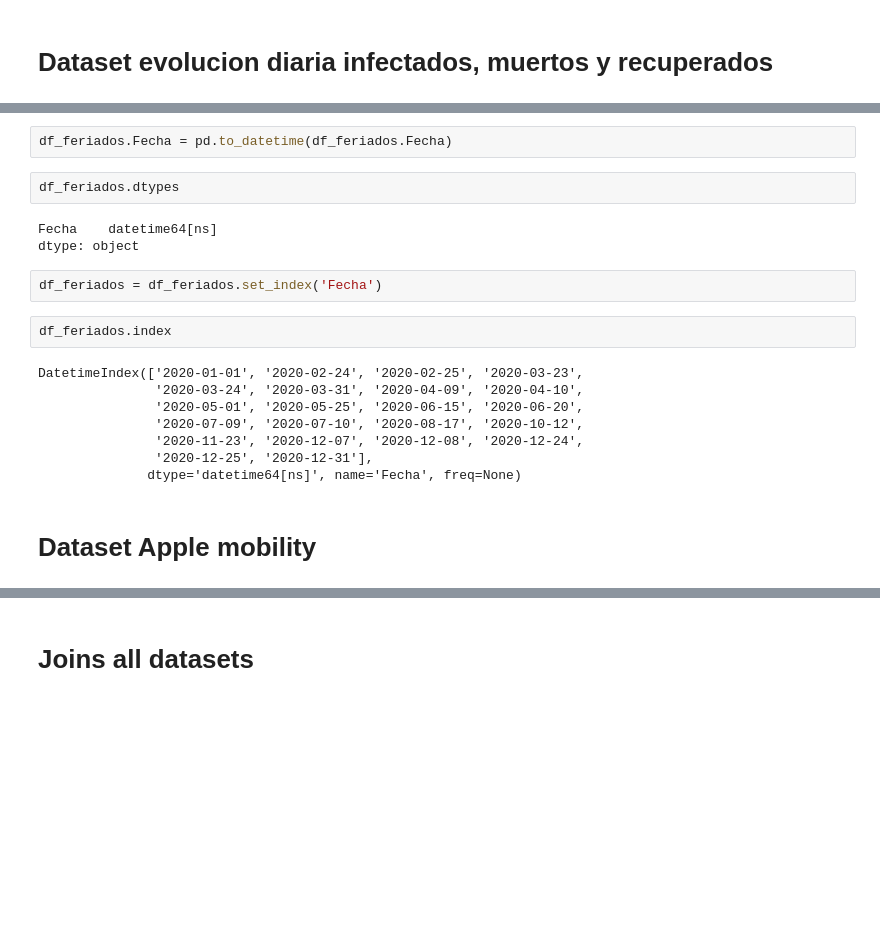
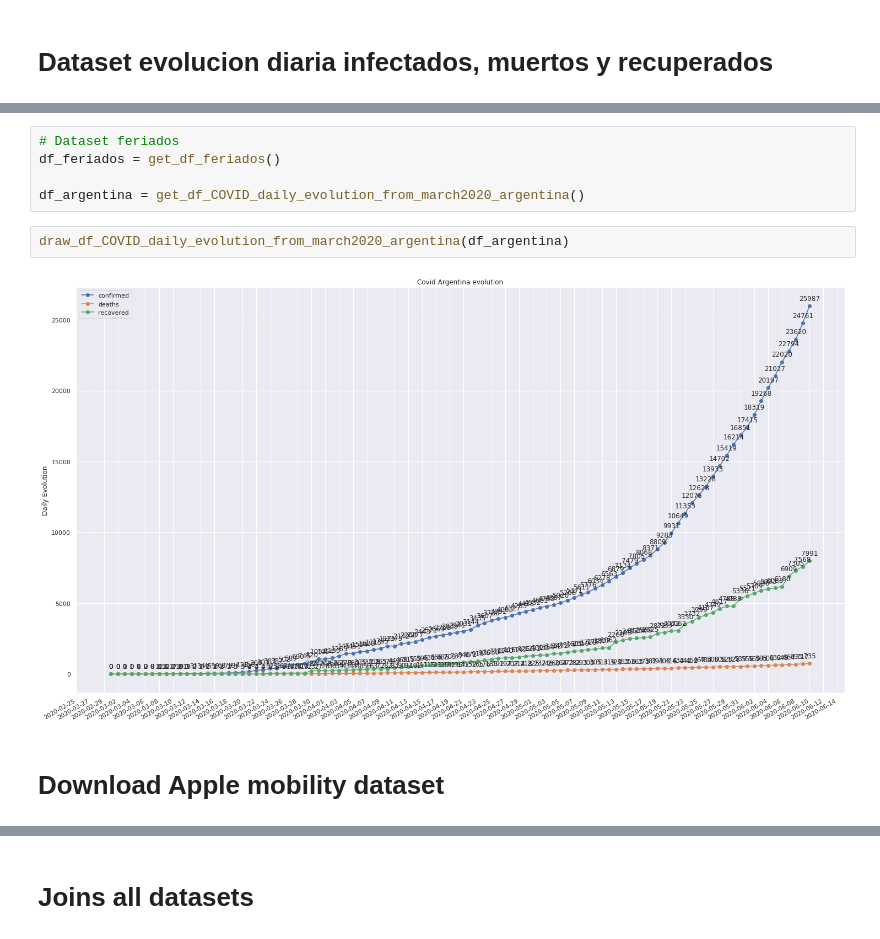
Before and after one commit to vackup/CovidArgentina, a Jupyter notebook: Covid.ipynb, the cells around one changed output, grey strips where cells are left out. Drawn from its saved outputs; the diff is of its cells as text; blank space fills up the shorter version.

```diff
--- a/Covid.ipynb
+++ b/Covid.ipynb
@@ -234,24 +271,14 @@ df_feriados.head()
-# %%
-df_feriados.Fecha = pd.to_datetime(df_feriados.Fecha)
-# %%
-df_feriados.dtypes
-# %% [output]
-Fecha    datetime64[ns]
-dtype: object
-# %%
-df_feriados = df_feriados.set_index('Fecha')
-# %%
-df_feriados.index
-# %% [output]
-DatetimeIndex(['2020-01-01', '2020-02-24', '2020-02-25', '2020-03-23',
-               '2020-03-24', '2020-03-31', '2020-04-09', '2020-04-10',
-               '2020-05-01', '2020-05-25', '2020-06-15', '2020-06-20',
-               '2020-07-09', '2020-07-10', '2020-08-17', '2020-10-12',
-               '2020-11-23', '2020-12-07', '2020-12-08', '2020-12-24',
-               '2020-12-25', '2020-12-31'],
-              dtype='datetime64[ns]', name='Fecha', freq=None)
+# %%
+# Dataset feriados
+df_feriados = get_df_feriados()
+
+df_argentina = get_df_COVID_daily_evolution_from_march2020_argentina()
+# %%
+draw_df_COVID_daily_evolution_from_march2020_argentina(df_argentina)
+# %% [output]
+[figure, added]
 # %% [markdown]
-# Dataset Apple mobility
+# Download Apple mobility dataset
 # %%
 new_files, apple_dataset_file_name = download_apple_report(base_path)
 
```
Also changed, not shown: parts of 83 cells of this notebook.
